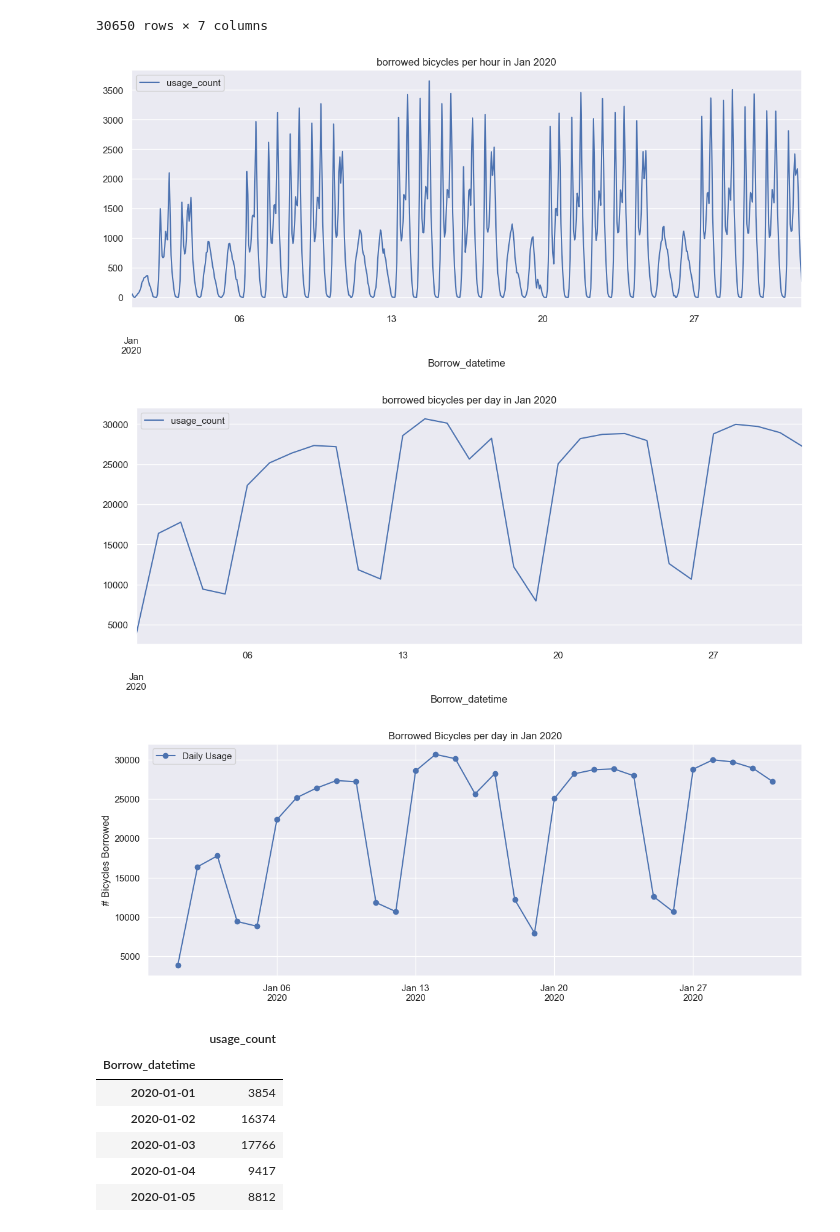
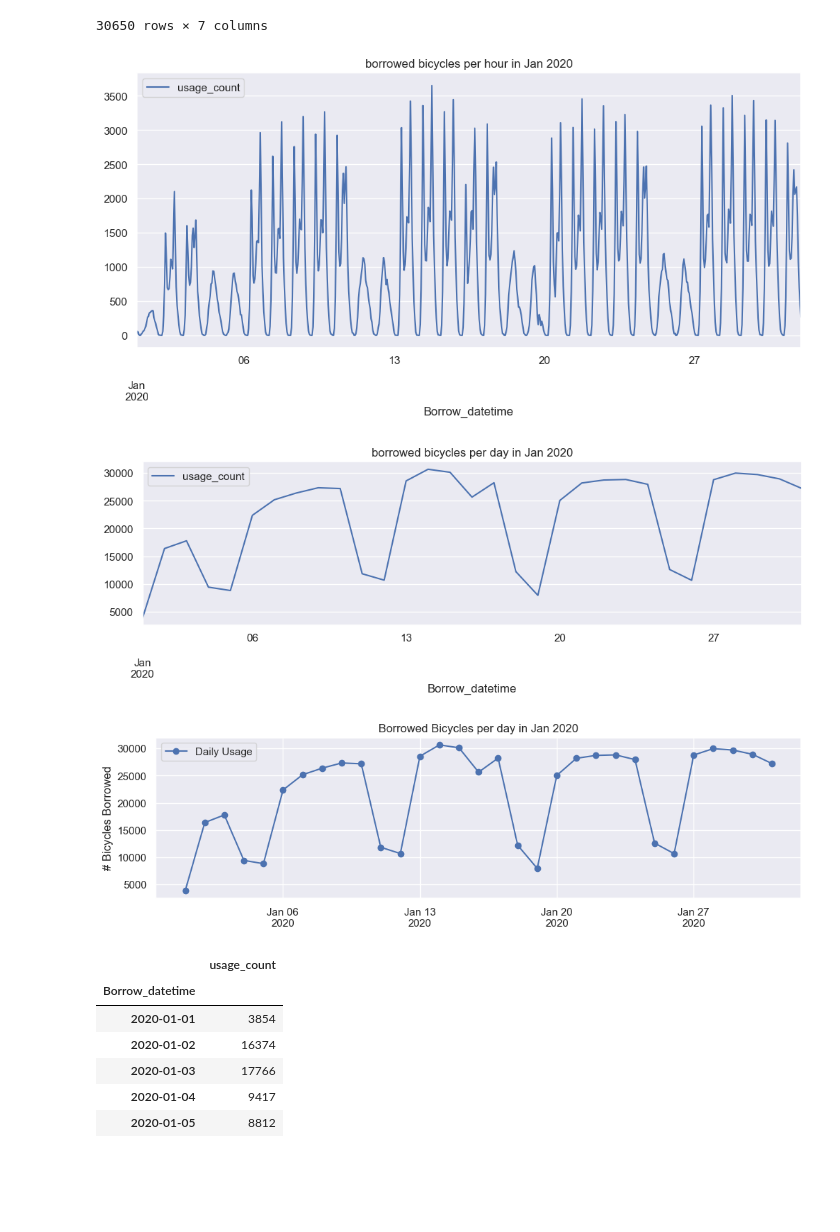
Before and after one commit to iamr0b0tx/getting-started-with-time-series-forcasting, a Jupyter notebook: main.ipynb, the cells around one changed output. Cells and saved outputs as stored; diff of their text form; code cells hidden in the pictures; blank space fills up the shorter version.

```diff
--- a/main.ipynb
+++ b/main.ipynb
@@ -11,17 +11,6 @@ from datetime import datetime
 sns.set()
 
 %matplotlib inline
-# %%
-params = {
-    "legend.fontsize": "x-large",
-    "axes.labelsize": "x-large",
-    "axes.titlesize": "x-large",
-    "xtick.labelsize": "x-large",
-    "ytick.labelsize": "x-large",
-    "figure.figsize": (14, 5),
-}
-
-plt.rcParams.update(params)
 # %%
 df_raw = pd.concat(map(
     pd.read_csv,
@@ -91,21 +80,21 @@ df_jan.loc["2020-01-14"]
 # %%
 df_hour = pd.DataFrame(df_jan["Bicycle"].resample("H").count().rename("usage_count"))
 
-df_hour.plot(title="borrowed bicycles per hour in Jan 2020")
+df_hour.plot(title="borrowed bicycles per hour in Jan 2020", figsize=(12, 5))
 plt.show()
 # %% [output]
-[figure, old version]
+[figure, new version]
 # %%
 df_day = pd.DataFrame(df_jan["Bicycle"].resample("D").count().rename("usage_count"))
 
-df_day.plot(title="borrowed bicycles per day in Jan 2020")
+df_day.plot(title="borrowed bicycles per day in Jan 2020", figsize=(12, 3))
 plt.show()
 # %% [output]
-[figure, old version]
+[figure, new version]
 # %%
 import matplotlib.dates as mdates
 
-fig, ax = plt.subplots()
+fig, ax = plt.subplots(figsize=(12, 3))
 
 ax.plot(df_day["usage_count"], marker="o", linestyle="-", label="Daily Usage")
 ax.set_ylabel("# Bicycles Borrowed")
@@ -117,6 +106,6 @@ ax.xaxis.set_major_formatter(mdates.DateFormatter("%b %d\n%Y"))
 ax.legend()
 plt.show()
 # %% [output]
-[figure, old version]
+[figure, new version]
 # %%
 df_jan_feb_day = pd.DataFrame(df["Bicycle"].resample("D").count().rename("usage_count"))
```
Also changed, not shown: parts of 26 cells of this notebook.
